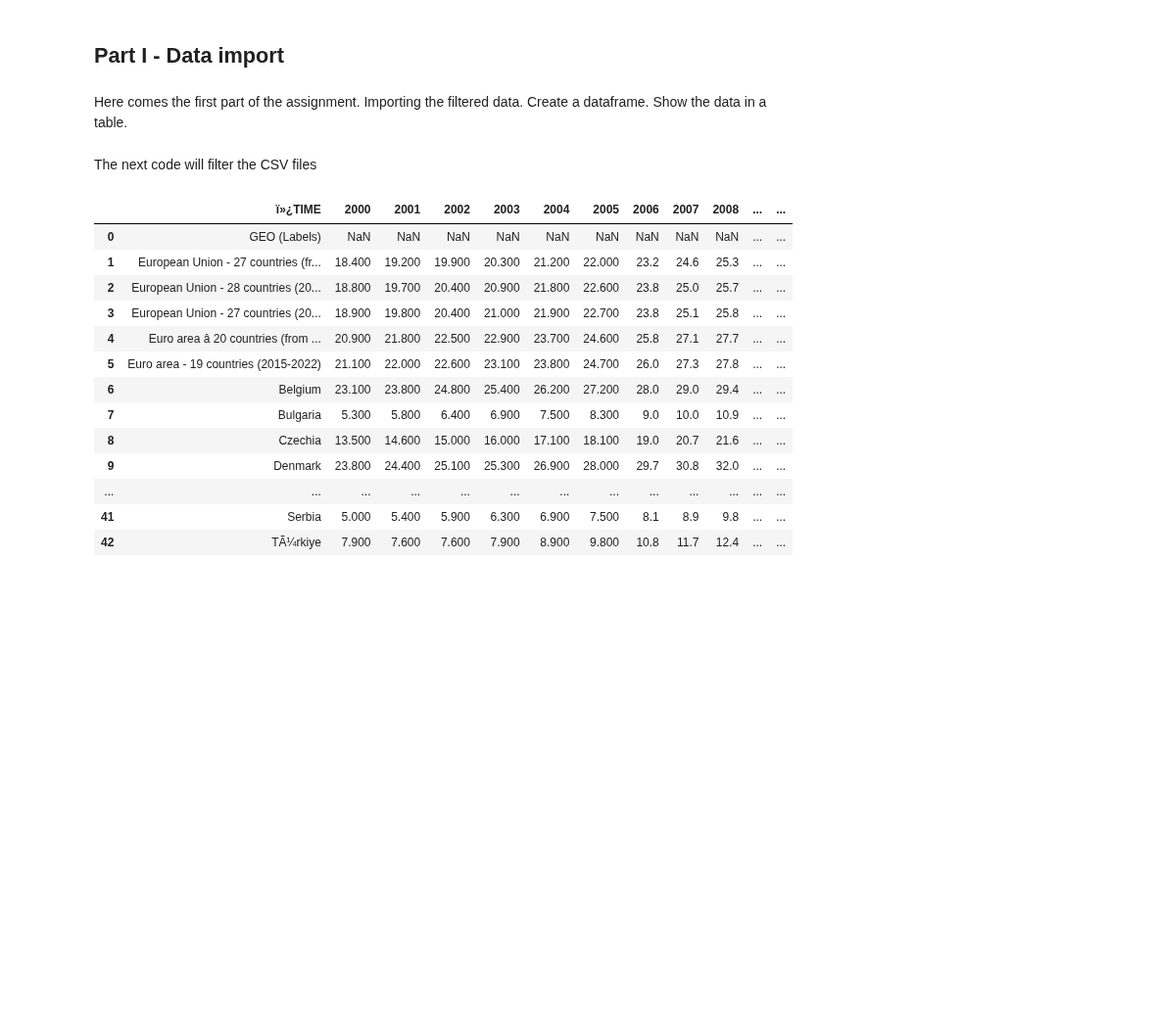
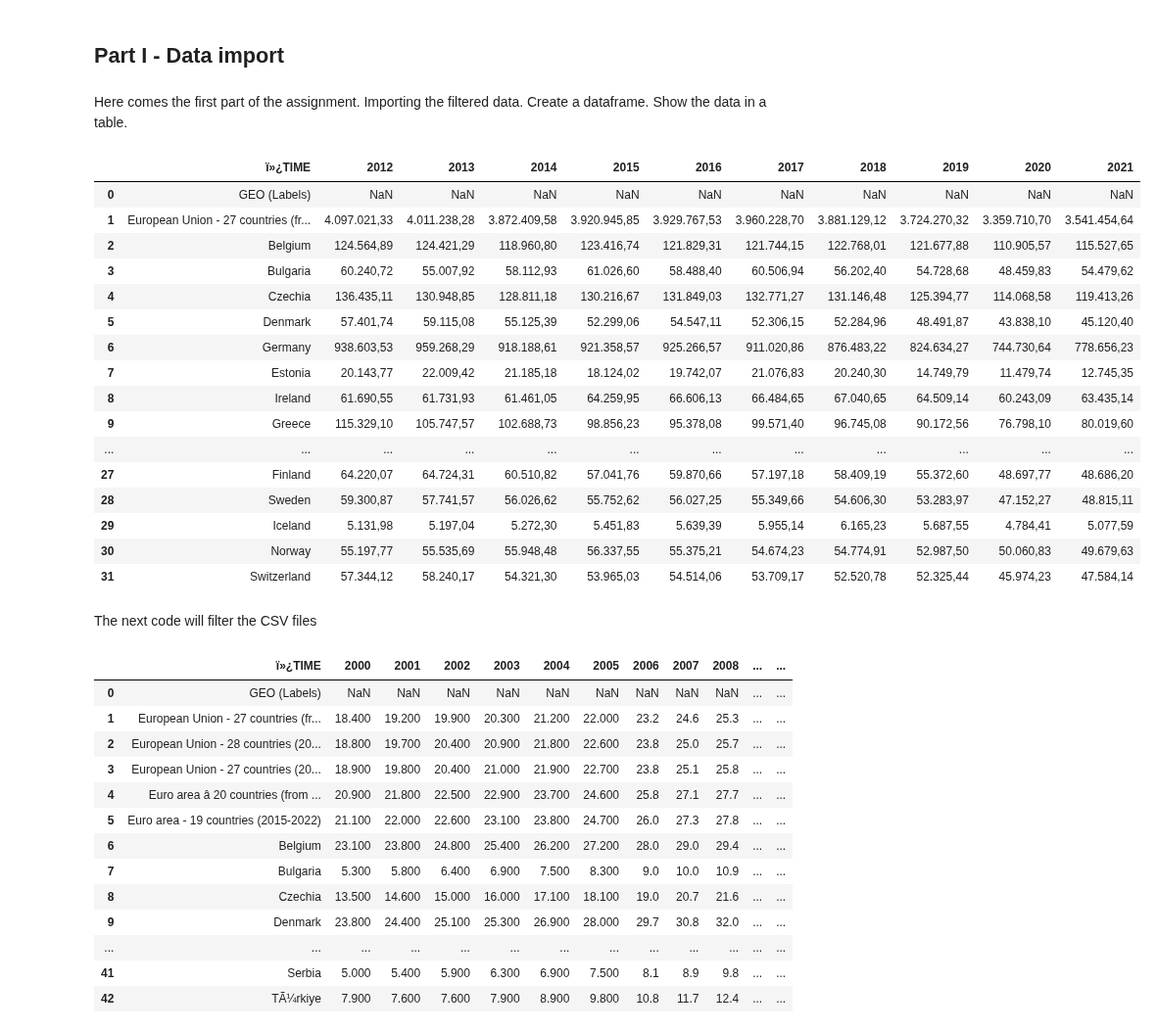
Before and after one commit to HHappy7/TIL6010-GroupProject, a Jupyter notebook: GroupProject-Layout.ipynb, the cells around one changed output. Shown at 98% size. Drawn from its saved outputs; the diff is of its cells as text; code cells hidden in the pictures; blank space fills up the shorter version.

```diff
--- a/GroupProject-Layout.ipynb
+++ b/GroupProject-Layout.ipynb
@@ -49,6 +49,26 @@ df_GDP = pd.read_csv(file_path5, sep = ';',encoding='ISO-8859-1')
 # this is solved by adding sep=';' when reading the file.
 # This file also gave some UnicodeDecodeErorr, this is solved
 # by using encoding='ISO-8859-1'
+# %%
+df_GHG
+# %% [output]
+|  | ï»¿TIME | 2012 | 2013 | 2014 | 2015 | 2016 | 2017 | 2018 | 2019 | 2020 | 2021 |
+| 0 | GEO (Labels) | NaN | NaN | NaN | NaN | NaN | NaN | NaN | NaN | NaN | NaN |
+| 1 | European Union - 27 countries (fr... | 4.097.021,33 | 4.011.238,28 | 3.872.409,58 | 3.920.945,85 | 3.929.767,53 | 3.960.228,70 | 3.881.129,12 | 3.724.270,32 | 3.359.710,70 | 3.541.454,64 |
+| 2 | Belgium | 124.564,89 | 124.421,29 | 118.960,80 | 123.416,74 | 121.829,31 | 121.744,15 | 122.768,01 | 121.677,88 | 110.905,57 | 115.527,65 |
+| 3 | Bulgaria | 60.240,72 | 55.007,92 | 58.112,93 | 61.026,60 | 58.488,40 | 60.506,94 | 56.202,40 | 54.728,68 | 48.459,83 | 54.479,62 |
+| 4 | Czechia | 136.435,11 | 130.948,85 | 128.811,18 | 130.216,67 | 131.849,03 | 132.771,27 | 131.146,48 | 125.394,77 | 114.068,58 | 119.413,26 |
+| 5 | Denmark | 57.401,74 | 59.115,08 | 55.125,39 | 52.299,06 | 54.547,11 | 52.306,15 | 52.284,96 | 48.491,87 | 43.838,10 | 45.120,40 |
+| 6 | Germany | 938.603,53 | 959.268,29 | 918.188,61 | 921.358,57 | 925.266,57 | 911.020,86 | 876.483,22 | 824.634,27 | 744.730,64 | 778.656,23 |
+| 7 | Estonia | 20.143,77 | 22.009,42 | 21.185,18 | 18.124,02 | 19.742,07 | 21.076,83 | 20.240,30 | 14.749,79 | 11.479,74 | 12.745,35 |
+| 8 | Ireland | 61.690,55 | 61.731,93 | 61.461,05 | 64.259,95 | 66.606,13 | 66.484,65 | 67.040,65 | 64.509,14 | 60.243,09 | 63.435,14 |
+| 9 | Greece | 115.329,10 | 105.747,57 | 102.688,73 | 98.856,23 | 95.378,08 | 99.571,40 | 96.745,08 | 90.172,56 | 76.798,10 | 80.019,60 |
+| ... | ... | ... | ... | ... | ... | ... | ... | ... | ... | ... | ... |
+| 27 | Finland | 64.220,07 | 64.724,31 | 60.510,82 | 57.041,76 | 59.870,66 | 57.197,18 | 58.409,19 | 55.372,60 | 48.697,77 | 48.686,20 |
+| 28 | Sweden | 59.300,87 | 57.741,57 | 56.026,62 | 55.752,62 | 56.027,25 | 55.349,66 | 54.606,30 | 53.283,97 | 47.152,27 | 48.815,11 |
+| 29 | Iceland | 5.131,98 | 5.197,04 | 5.272,30 | 5.451,83 | 5.639,39 | 5.955,14 | 6.165,23 | 5.687,55 | 4.784,41 | 5.077,59 |
+| 30 | Norway | 55.197,77 | 55.535,69 | 55.948,48 | 56.337,55 | 55.375,21 | 54.674,23 | 54.774,91 | 52.987,50 | 50.060,83 | 49.679,63 |
+| 31 | Switzerland | 57.344,12 | 58.240,17 | 54.321,30 | 53.965,03 | 54.514,06 | 53.709,17 | 52.520,78 | 52.325,44 | 45.974,23 | 47.584,14 |
 # %% [markdown]
 The next code will filter the CSV files
 # %%
```
Also changed, not shown: parts of 2 cells of this notebook.
